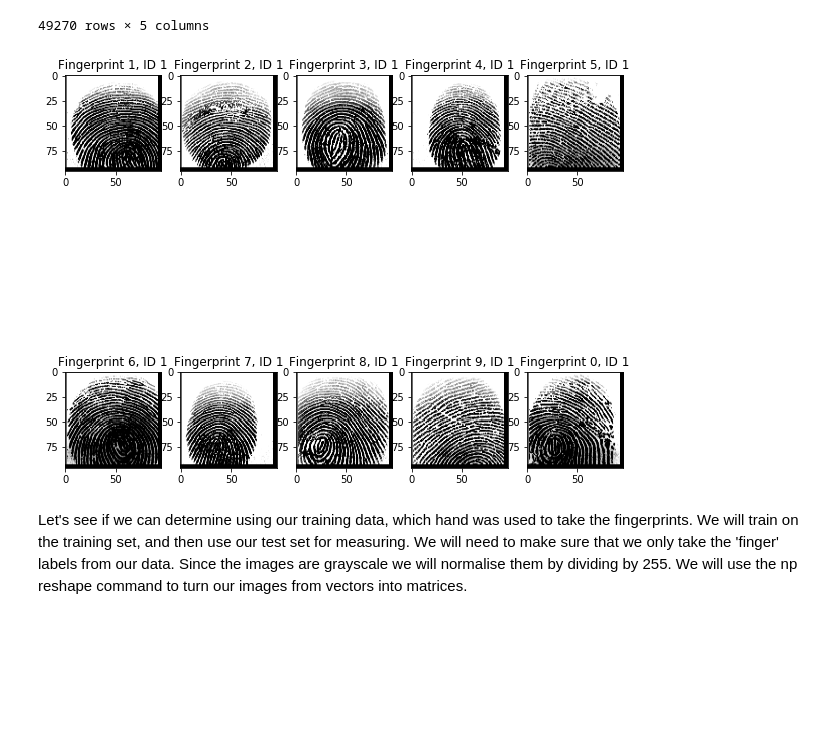
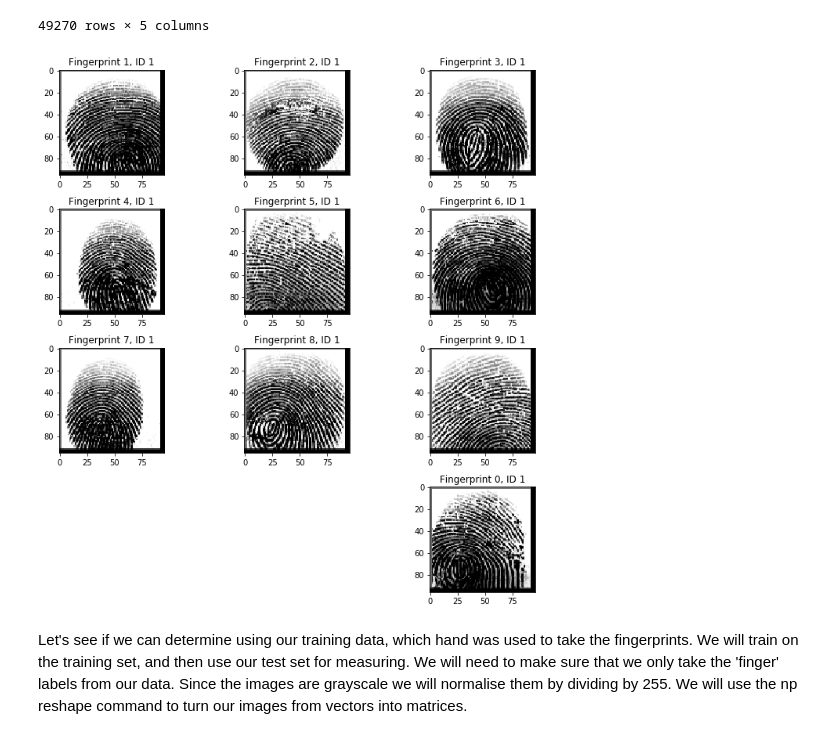
Before and after one commit to Cauchy-1899c/DST-Assessment-4, a Jupyter notebook: DST_5.ipynb, the cells around one changed output. Drawn from its saved outputs; the diff is of its cells as text; code cells hidden in the pictures; blank space fills up the shorter version.

```diff
--- a/DST_5.ipynb
+++ b/DST_5.ipynb
@@ -155,17 +155,18 @@ display(train_df)
 # %%
 dfid1 = test_df[test_df['id']==1]
 dfid1
 
 plt.figure(figsize=[10,10])
 
 for i in range(len(dfid1)):
-    position = ('25' + str(i))
+    position = ('43' + str(i))
 
     plt.subplot(position)
     plt.imshow(dfid1['image'].iloc[i], cmap='gray')
     plt.title('Fingerprint ' + str(i) + ', ID ' + str(1))
+    plt.tight_layout(pad=1.0)
 # %% [output]
-[figure, old version]
+[figure, new version]
 # %% [markdown]
 Let's see if we can determine using our training data, which hand was used to take the fingerprints. We will train on the training set, and then use our test set for measuring. We will need to make sure that we only take the 'finger' labels from our data. Since the images are grayscale we will normalise them by dividing by 255. We will use the np reshape command to turn our images from vectors into matrices.
 # %%
```
Also changed, not shown: parts of 22 cells of this notebook.
